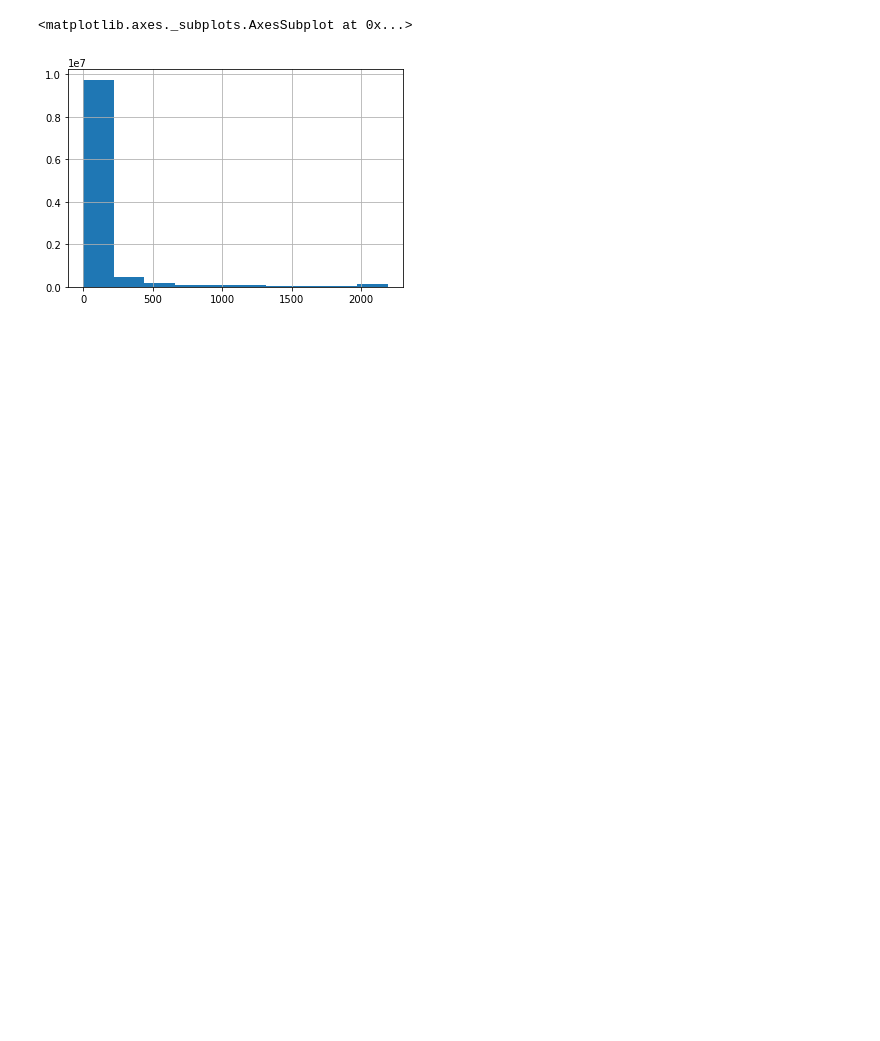
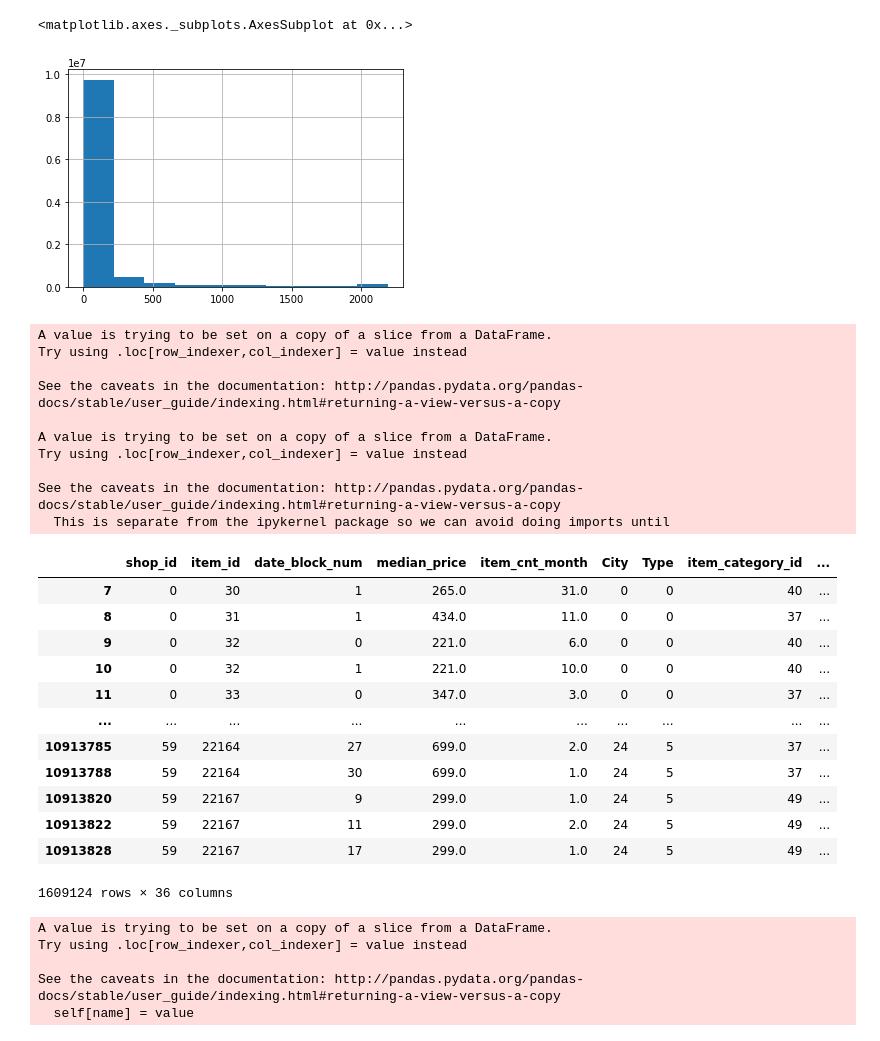
Before and after one commit to amoiza1/Predict-Future-Sales-Russian-Company-, a Jupyter notebook: feat_months-v1-contd.ipynb, the cells around one changed output. Cells and saved outputs as stored; diff of their text form; code cells hidden in the pictures; blank space fills up the shorter version.

```diff
--- a/feat_months-v1-contd.ipynb
+++ b/feat_months-v1-contd.ipynb
@@ -96,0 +81,4 @@ new_data
+# %%
+# new_data.to_pickle('new_data_rev.pkl')
+new_data=pd.read_pickle('new_data_rev.pkl')
+new_data.head().T
@@ -96,0 +103,4 @@ new_data
+# %%
+new_data.drop('revenue',axis=1,inplace=True)
+new_data=new_data.fillna(0)
+new_data.head()
@@ -111,0 +116,29 @@ y_val=np.clip(y_val,0,20)
+# %%
+rel_data = new_data[new_data.median_price!=0]
+rel_data['price_last_digit']=(rel_data.median_price.astype(str).str)[1:]
+rel_data['comb']=rel_data.shop_id.astype(str)+'_'+rel_data.item_id.astype(str)
+rel_data
+# %% [output]
+A value is trying to be set on a copy of a slice from a DataFrame.
+Try using .loc[row_indexer,col_indexer] = value instead
+
+See the caveats in the documentation: http://pandas.pydata.org/pandas-docs/stable/user_guide/indexing.html#returning-a-view-versus-a-copy
+
+A value is trying to be set on a copy of a slice from a DataFrame.
+Try using .loc[row_indexer,col_indexer] = value instead
+
+See the caveats in the documentation: http://pandas.pydata.org/pandas-docs/stable/user_guide/indexing.html#returning-a-view-versus-a-copy
+  This is separate from the ipykernel package so we can avoid doing imports until
+|  | shop_id | item_id | date_block_num | median_price | item_cnt_month | City | Type | item_category_id | ... |
+| 7 | 0 | 30 | 1 | 265.0 | 31.0 | 0 | 0 | 40 | ... |
+| 8 | 0 | 31 | 1 | 434.0 | 11.0 | 0 | 0 | 37 | ... |
+| 9 | 0 | 32 | 0 | 221.0 | 6.0 | 0 | 0 | 40 | ... |
+| 10 | 0 | 32 | 1 | 221.0 | 10.0 | 0 | 0 | 40 | ... |
+| 11 | 0 | 33 | 0 | 347.0 | 3.0 | 0 | 0 | 37 | ... |
+| ... | ... | ... | ... | ... | ... | ... | ... | ... | ... |
+| 10913785 | 59 | 22164 | 27 | 699.0 | 2.0 | 24 | 5 | 37 | ... |
+| 10913788 | 59 | 22164 | 30 | 699.0 | 1.0 | 24 | 5 | 37 | ... |
+| 10913820 | 59 | 22167 | 9 | 299.0 | 1.0 | 24 | 5 | 49 | ... |
+| 10913822 | 59 | 22167 | 11 | 299.0 | 2.0 | 24 | 5 | 49 | ... |
+| 10913828 | 59 | 22167 | 17 | 299.0 | 1.0 | 24 | 5 | 49 | ... |
+1609124 rows × 36 columns
@@ -111,0 +169,8 @@ y_val=np.clip(y_val,0,20)
+# %%
+rel_data.item_cnt_month=np.clip(rel_data.item_cnt_month,0,20)
+# %% [output]
+A value is trying to be set on a copy of a slice from a DataFrame.
+Try using .loc[row_indexer,col_indexer] = value instead
+
+See the caveats in the documentation: http://pandas.pydata.org/pandas-docs/stable/user_guide/indexing.html#returning-a-view-versus-a-copy
+  self[name] = value
```
Also changed, not shown: parts of 28 cells of this notebook.
